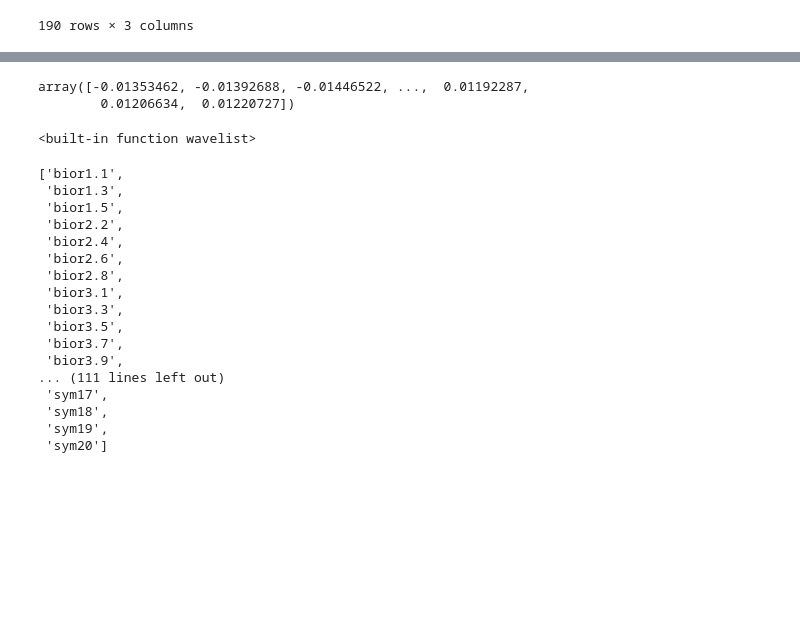
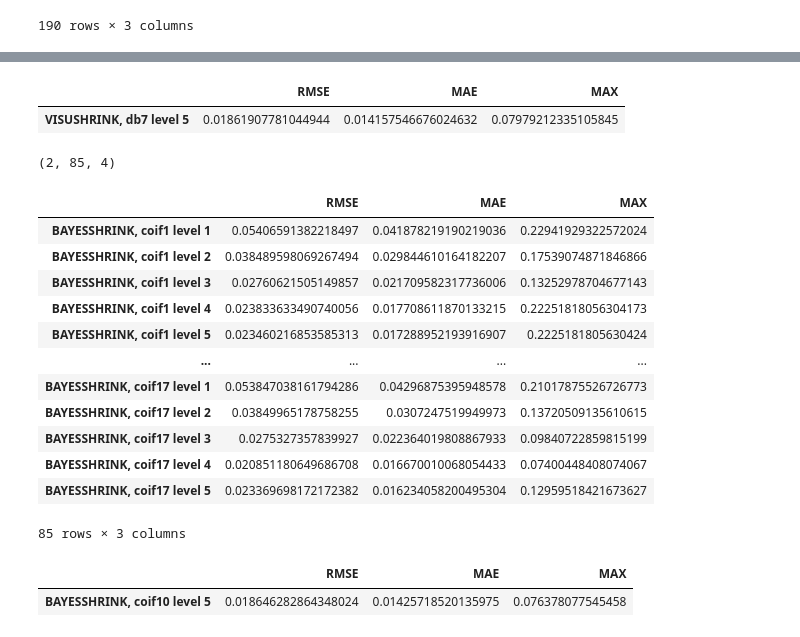
Before and after one commit to Calista-F/CCSN-gravitational-wave-denoising, a Jupyter notebook: 20220209_Wavelet_runthrough.ipynb, the cells around one changed output, grey strips where cells are left out. Saved outputs shown, nothing was run; the diff lists cells and outputs as text; code cells hidden in the pictures; blank space fills up the shorter version.

```diff
--- a/20220209_Wavelet_runthrough.ipynb
+++ b/20220209_Wavelet_runthrough.ipynb
@@ -324,5 +292,0 @@ Table1_df
-# %%
-denoise_wavelet(noisy_norm_df, method = m, mode ='hard', wavelet = , wavelet_levels = levels[i], rescale_sigma = 'True')
-# %% [output]
-array([-0.01353462, -0.01392688, -0.01446522, ...,  0.01192287,
-        0.01206634,  0.01220727])
@@ -331,24 +293,33 @@ denoise_wavelet?
-# %%
-print(pywt.wavelist)
-# %% [output]
-<built-in function wavelist>
-# %%
-pywt.wavelist()
-# %% [output]
-['bior1.1',
- 'bior1.3',
- 'bior1.5',
- 'bior2.2',
- 'bior2.4',
- 'bior2.6',
- 'bior2.8',
- 'bior3.1',
- 'bior3.3',
- 'bior3.5',
- 'bior3.7',
- 'bior3.9',
-... (111 lines left out)
- 'sym17',
- 'sym18',
- 'sym19',
- 'sym20']
+# %%
+get_min_rmse(VisuDbdf)
+# %% [output]
+|  | RMSE | MAE | MAX |
+| VISUSHRINK, db7 level 5 | 0.01861907781044944 | 0.014157546676024632 | 0.07979212335105845 |
+# %%
+coif_array = denoising_metrics(coif_wavelets,6)
+# %%
+coif_array.shape
+# %% [output]
+(2, 85, 4)
+# %%
+Bayescoifdf = pd.DataFrame(data = coif_array[0,:,1:], columns = metrics, index = coif_array[0,:,0])
+Bayescoifdf
+# %% [output]
+|  | RMSE | MAE | MAX |
+| BAYESSHRINK, coif1 level 1 | 0.05406591382218497 | 0.041878219190219036 | 0.22941929322572024 |
+| BAYESSHRINK, coif1 level 2 | 0.038489598069267494 | 0.029844610164182207 | 0.17539074871846866 |
+| BAYESSHRINK, coif1 level 3 | 0.02760621505149857 | 0.021709582317736006 | 0.13252978704677143 |
+| BAYESSHRINK, coif1 level 4 | 0.023833633490740056 | 0.017708611870133215 | 0.22251818056304173 |
+| BAYESSHRINK, coif1 level 5 | 0.023460216853585313 | 0.017288952193916907 | 0.2225181805630424 |
+| ... | ... | ... | ... |
+| BAYESSHRINK, coif17 level 1 | 0.053847038161794286 | 0.04296875395948578 | 0.21017875526726773 |
+| BAYESSHRINK, coif17 level 2 | 0.03849965178758255 | 0.0307247519949973 | 0.13720509135610615 |
+| BAYESSHRINK, coif17 level 3 | 0.0275327357839927 | 0.022364019808867933 | 0.09840722859815199 |
+| BAYESSHRINK, coif17 level 4 | 0.020851180649686708 | 0.016670010068054433 | 0.07400448408074067 |
+| BAYESSHRINK, coif17 level 5 | 0.023369698172172382 | 0.016234058200495304 | 0.12959518421673627 |
+85 rows × 3 columns
+# %%
+get_min_rmse(Bayescoifdf)
+# %% [output]
+|  | RMSE | MAE | MAX |
+| BAYESSHRINK, coif10 level 5 | 0.018646282864348024 | 0.01425718520135975 | 0.076378077545458 |
```
Also changed, not shown: parts of 11 cells of this notebook.
